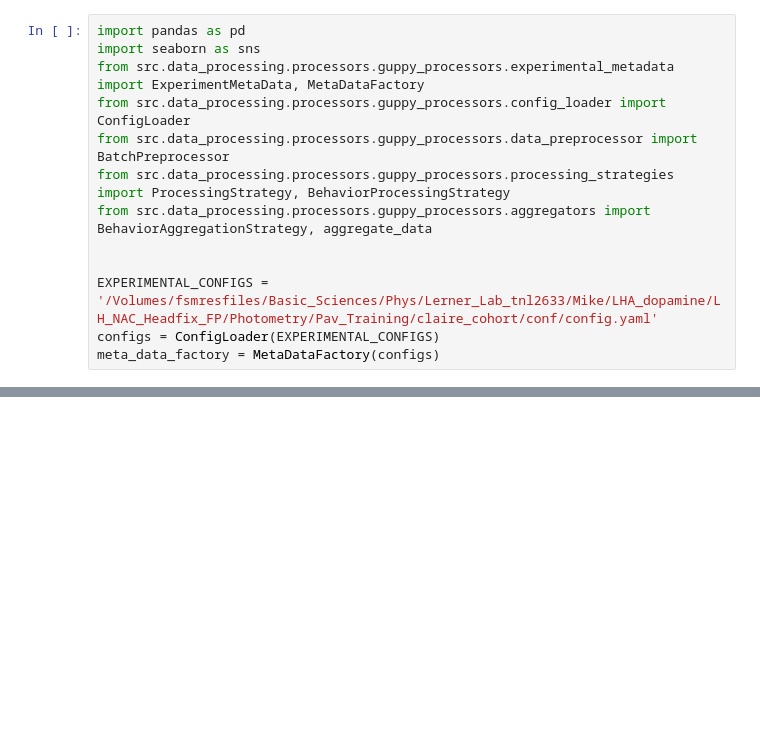
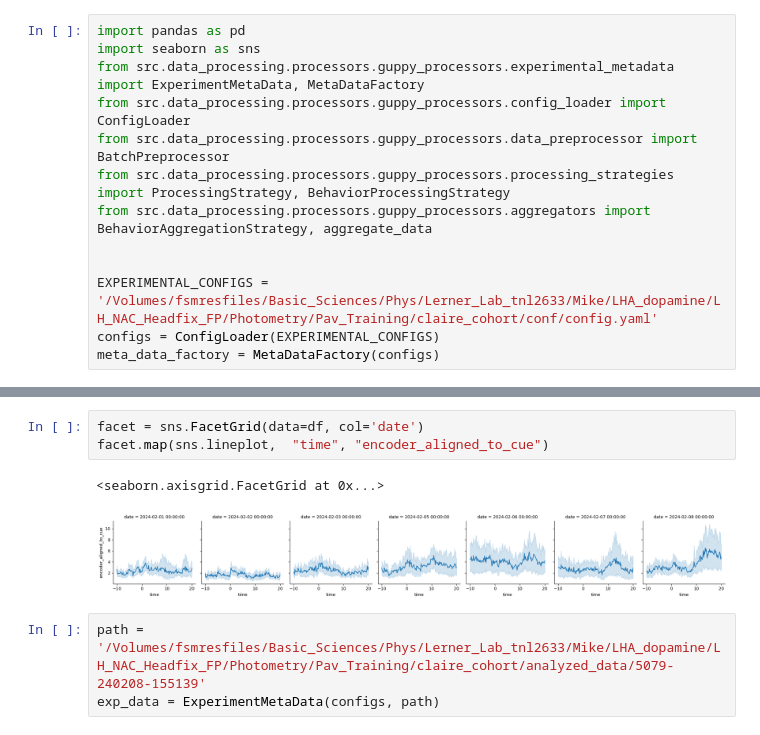
Before and after one commit to Mschaid/ENIGMA, a Jupyter notebook: notebooks/development/pav_dev.ipynb, the cells around one changed output, grey strips where cells are left out. Cells and saved outputs as stored; diff of their text form; blank space fills up the shorter version.

```diff
--- a/notebooks/development/pav_dev.ipynb
+++ b/notebooks/development/pav_dev.ipynb
@@ -92,0 +41,9 @@ sns.lineplot(data=df, x='time', y='encoder_aligned_to_cue', hue='date', palette=
+# %%
+facet = sns.FacetGrid(data=df, col='date')
+facet.map(sns.lineplot,  "time", "encoder_aligned_to_cue")
+# %% [output]
+<seaborn.axisgrid.FacetGrid at 0x...>
+[figure, added]
+# %%
+path = '/Volumes/fsmresfiles/Basic_Sciences/Phys/Lerner_Lab_tnl2633/Mike/LHA_dopamine/LH_NAC_Headfix_FP/Photometry/Pav_Training/claire_cohort/analyzed_data/5079-240208-155139'
+exp_data = ExperimentMetaData(configs, path)
```
Also changed, not shown: parts of 16 cells of this notebook, 1 other file.
